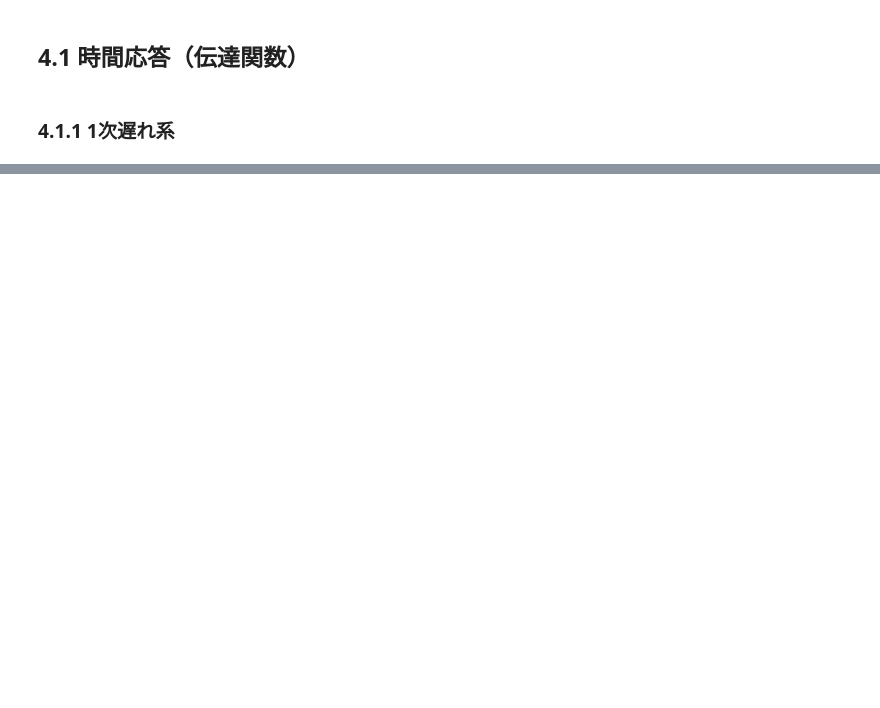
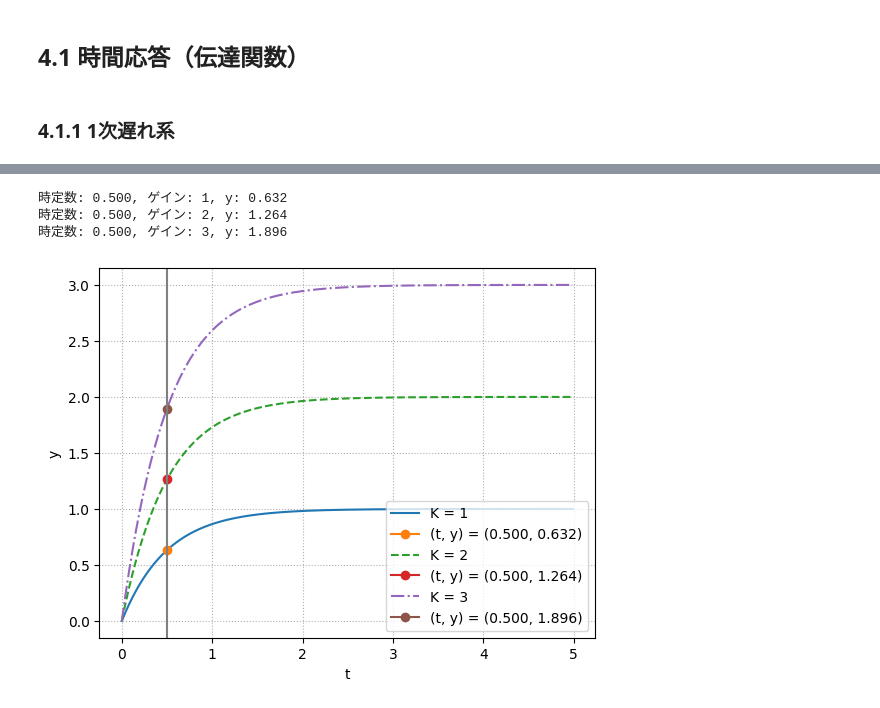
Before and after one commit to cattleya100519b/py_ctrl, a Jupyter notebook: src/ch4/01_time_resp_tf.ipynb, the cells around one changed output, grey strips where cells are left out. Cells and saved outputs as stored; diff of their text form; code cells hidden in the pictures; blank space fills up the shorter version.

```diff
--- a/src/ch4/01_time_resp_tf.ipynb
+++ b/src/ch4/01_time_resp_tf.ipynb
@@ -20,0 +77,22 @@ plot_set(ax, 't', 'y')
+# %%
+LS = linestyle_generator()
+fig, ax = plt.subplots()
+
+T = 0.5
+for K in [1, 2, 3]:
+    y, t = step(tf([0, K], [T, 1]), np.arange(0, 5, 0.01))
+    ax.plot(t, y, next(LS), label=f'K = {K}')
+    # 時定数の計算
+    diff = np.abs(y - K*(1 - np.exp(-1)))
+    idx = np.argmin(diff)
+    print(f'時定数: {t[idx]:.3f}, ゲイン: {K}, y: {y[idx]:.3f}')
+    ax.plot(t[idx], y[idx], marker='o', label='(t, y) = ({:.3f}, {:.3f})'.format(t[idx], y[idx]))
+
+plot_set(ax, 't', 'y', 'lower right')
+ax.axvline(x=T, color='gray')
+plt.show()
+# %% [output]
+時定数: 0.500, ゲイン: 1, y: 0.632
+時定数: 0.500, ゲイン: 2, y: 1.264
+時定数: 0.500, ゲイン: 3, y: 1.896
+[figure, added]
```
Also changed, not shown: parts of 3 cells of this notebook, 1 other file.
